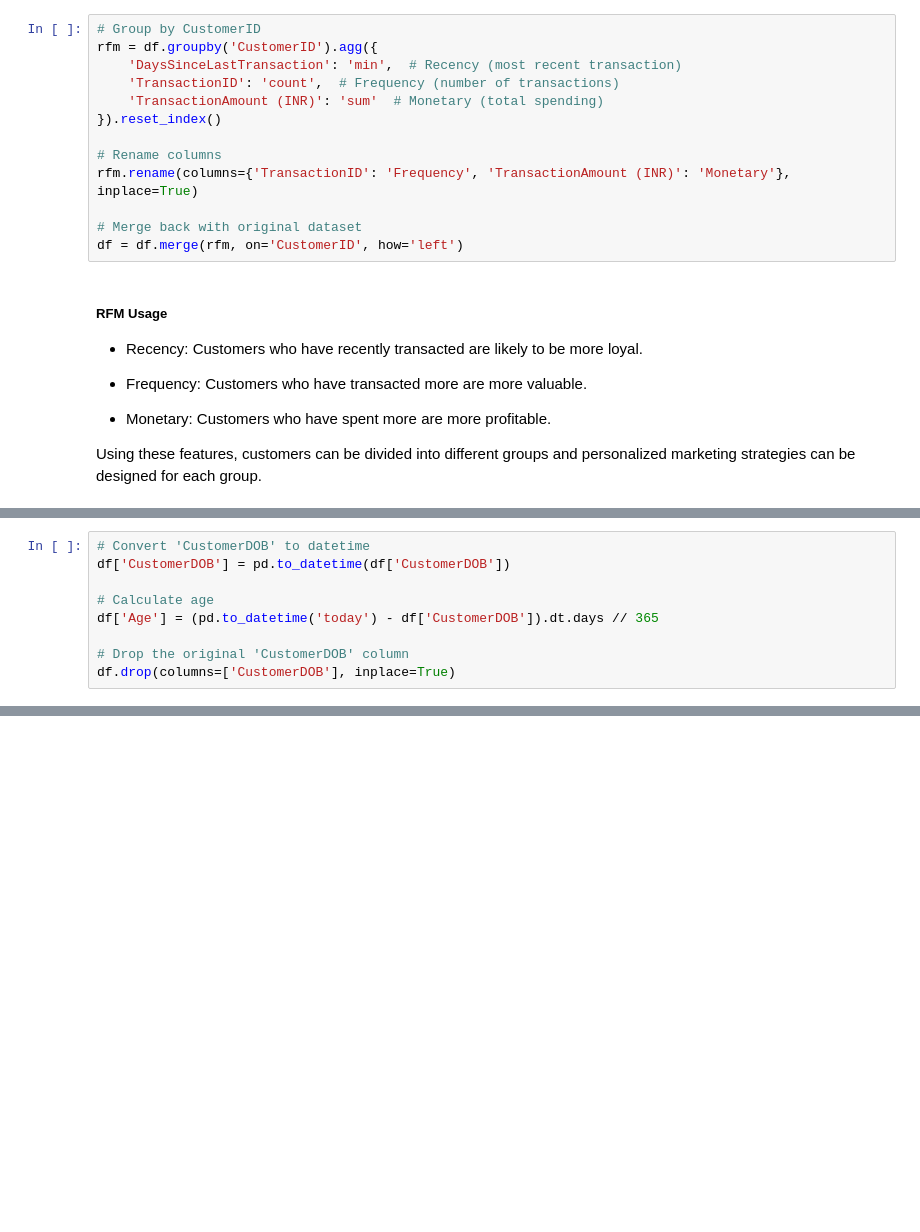
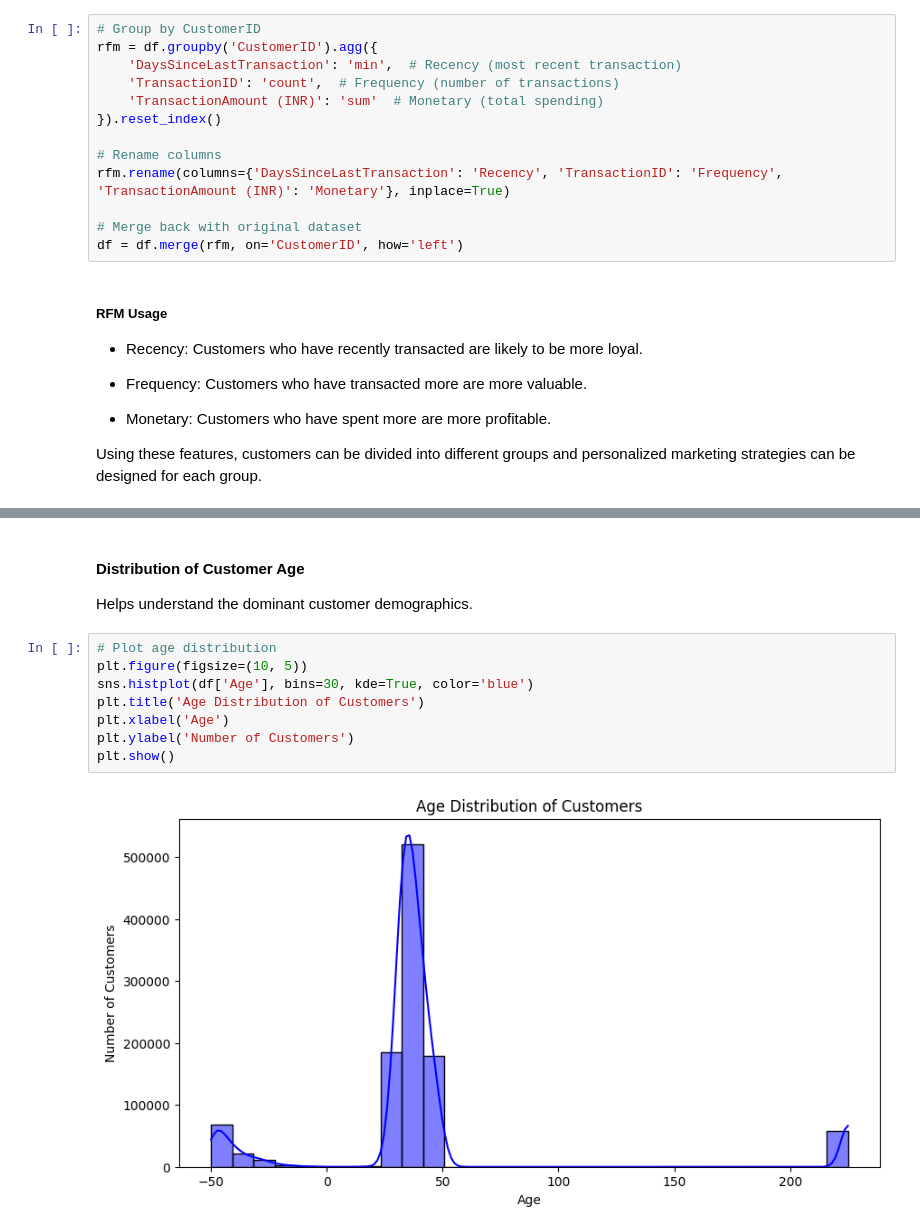
Before and after one commit to ghsaberr/customer-segmentation-personalization, a Jupyter notebook: customer-segmentation-personalization.ipynb, the cells around one changed output, grey strips where cells are left out. Saved outputs shown, nothing was run; the diff lists cells and outputs as text; blank space fills up the shorter version.

```diff
--- a/customer-segmentation-personalization.ipynb
+++ b/customer-segmentation-personalization.ipynb
@@ -166,7 +176,7 @@ rfm = df.groupby('CustomerID').agg({
 }).reset_index()
 
 # Rename columns
-rfm.rename(columns={'TransactionID': 'Frequency', 'TransactionAmount (INR)': 'Monetary'}, inplace=True)
+rfm.rename(columns={'DaysSinceLastTransaction': 'Recency', 'TransactionID': 'Frequency', 'TransactionAmount (INR)': 'Monetary'}, inplace=True)
 
 # Merge back with original dataset
 df = df.merge(rfm, on='CustomerID', how='left')
@@ -198,10 +192 @@ Convert `CustomerDOB` to `Age`
-# %%
-# Convert 'CustomerDOB' to datetime
-df['CustomerDOB'] = pd.to_datetime(df['CustomerDOB'])
-
-# Calculate age
-df['Age'] = (pd.to_datetime('today') - df['CustomerDOB']).dt.days // 365
-
-# Drop the original 'CustomerDOB' column
-df.drop(columns=['CustomerDOB'], inplace=True)
 # %% [markdown]
@@ -210,0 +199,13 @@ Standardize numerical features to ensure uniformity.
+# %% [markdown]
+#### Distribution of Customer Age
+Helps understand the dominant customer demographics.
+# %%
+# Plot age distribution
+plt.figure(figsize=(10, 5))
+sns.histplot(df['Age'], bins=30, kde=True, color='blue')
+plt.title('Age Distribution of Customers')
+plt.xlabel('Age')
+plt.ylabel('Number of Customers')
+plt.show()
+# %% [output]
+[figure, added]
```
Also changed, not shown: parts of 16 cells of this notebook.
